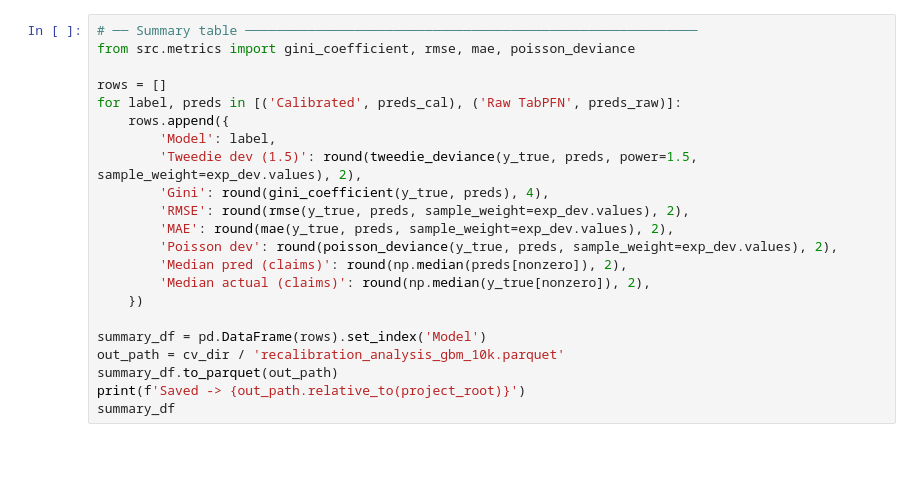
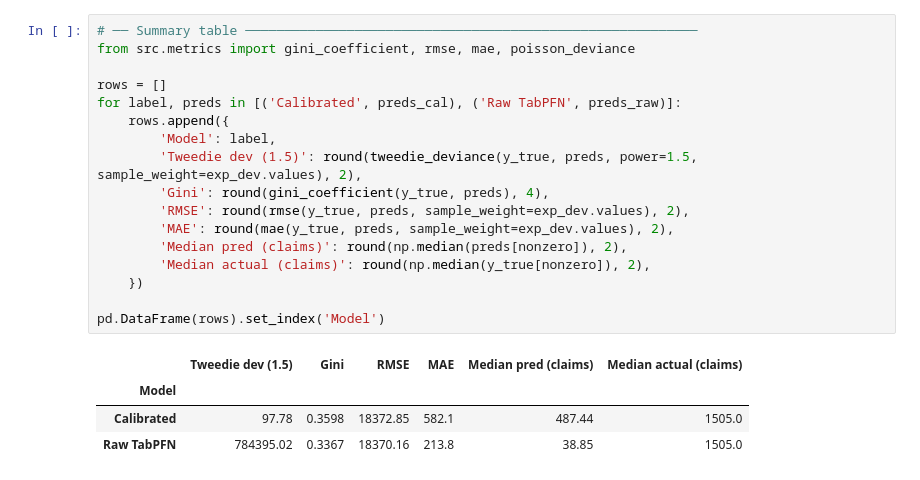
Before and after one commit to oruppelt/TFM_real_benchmark, a Jupyter notebook: notebooks/recalibration_analysis.ipynb, the cells around one changed output. Saved outputs shown, nothing was run; the diff lists cells and outputs as text; blank space fills up the shorter version.

```diff
--- a/notebooks/recalibration_analysis.ipynb
+++ b/notebooks/recalibration_analysis.ipynb
@@ -199,22 +673,22 @@ print(f'Saved -> {fname.relative_to(project_root)}')
 # %%
 # ── Summary table ──────────────────────────────────────────────────────────
 from src.metrics import gini_coefficient, rmse, mae, poisson_deviance
 
 rows = []
 for label, preds in [('Calibrated', preds_cal), ('Raw TabPFN', preds_raw)]:
     rows.append({
         'Model': label,
         'Tweedie dev (1.5)': round(tweedie_deviance(y_true, preds, power=1.5, sample_weight=exp_dev.values), 2),
         'Gini': round(gini_coefficient(y_true, preds), 4),
         'RMSE': round(rmse(y_true, preds, sample_weight=exp_dev.values), 2),
         'MAE': round(mae(y_true, preds, sample_weight=exp_dev.values), 2),
-        'Poisson dev': round(poisson_deviance(y_true, preds, sample_weight=exp_dev.values), 2),
         'Median pred (claims)': round(np.median(preds[nonzero]), 2),
         'Median actual (claims)': round(np.median(y_true[nonzero]), 2),
     })
 
-summary_df = pd.DataFrame(rows).set_index('Model')
-out_path = cv_dir / 'recalibration_analysis_gbm_10k.parquet'
-summary_df.to_parquet(out_path)
-print(f'Saved -> {out_path.relative_to(project_root)}')
-summary_df
+pd.DataFrame(rows).set_index('Model')
+# %% [output]
+|  | Tweedie dev (1.5) | Gini | RMSE | MAE | Median pred (claims) | Median actual (claims) |
+| Model |  |  |  |  |  |  |
+| Calibrated | 97.78 | 0.3598 | 18372.85 | 582.1 | 487.44 | 1505.0 |
+| Raw TabPFN | 784395.02 | 0.3367 | 18370.16 | 213.8 | 38.85 | 1505.0 |
```
Also changed, not shown: parts of 8 cells of this notebook, 3 other files.
